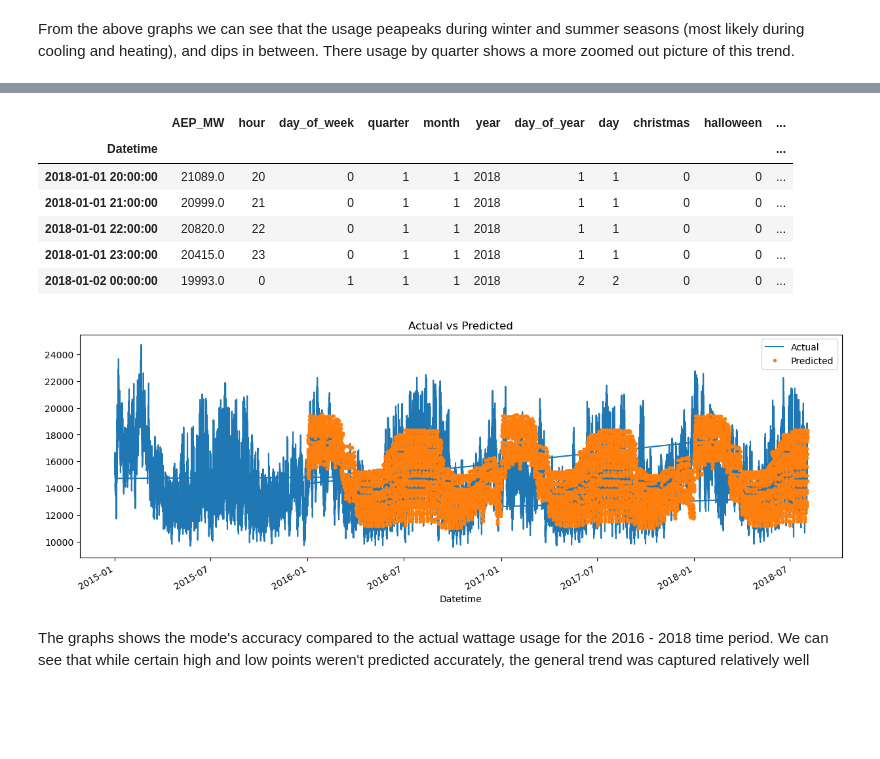
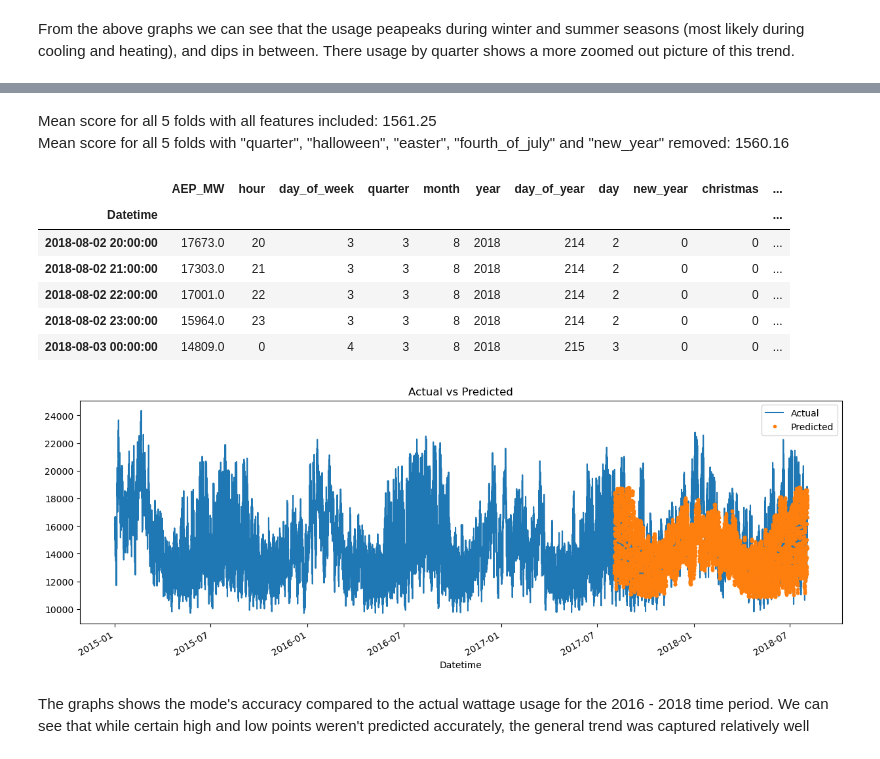
Before and after one commit to Mi-coli/energy-consumption, a Jupyter notebook: energy_consumption_playground.ipynb, the cells around one changed output, grey strips where cells are left out. Saved outputs shown, nothing was run; the diff lists cells and outputs as text; code cells hidden in the pictures; blank space fills up the shorter version.

Commit message:
Updated model to include cross validation

```diff
--- a/energy_consumption_playground.ipynb
+++ b/energy_consumption_playground.ipynb
@@ -310,0 +293,22 @@ XGBRegressor(base_score=None, booster=None, callbacks=None,
+# %%
+# Test size is set this way because we have hourly energy consumption and we want to predict into the future by 1 year
+# So 24 hours, times 365 days
+# The "gap" is the gap between each training and validation set that I'm splitting on each time.
+# I want one day between when the training test ends and validation set begins.
+tss = TimeSeriesSplit(n_splits=5, test_size=24 * 365, gap=24)
+df = df.sort_index()
+# %%
+# Visualizing the split so we can see how each fold works
+# We can see that we have one year for each validation set in each fold
+fig, axs = plt.subplots(5, 1, sharex=True, figsize=(15, 15))
+
+fold = 0
+for train_idx, val_idx in tss.split(df):
+    train = df.iloc[train_idx]
+    test = df.iloc[val_idx]
+    train["AEP_MW"].plot(
+        ax=axs[fold], label="Training Set", title=f"Data Train/Test Split Fold {fold}"
+    )
+    test["AEP_MW"].plot(ax=axs[fold], label="Test Set")
+    axs[fold].axvline(test.index.min(), color="black", ls="--")
+    fold += 1
@@ -345,3 +451,0 @@ We can conclude that the biggest changes happen hourly, and that the year and th
-# %%
-test["prediction"] = reg.predict(X_test)
-test["prediction"]
@@ -361,0 +452,3 @@ Name: prediction, Length: 22680, dtype: float32
+# %% [markdown]
+Mean score for all 5 folds with all features included: 1561.25 <br/>
+Mean score for all 5 folds with "quarter", "halloween", "easter", "fourth_of_july" and "new_year" removed: 1560.16
@@ -362,24 +457,25 @@ Name: prediction, Length: 22680, dtype: float32
 # %%
 # In order to see the predictions next to all the training data, we will merge the two
-df = df.merge(test["prediction"], how="left", left_index=True, right_index=True)
-df.tail()
+test["prediction"] = y_pred
+df_merged = df.merge(test["prediction"], how="left", left_index=True, right_index=True)
+df_merged.tail()
 # %% [output]
-|  | AEP_MW | hour | day_of_week | quarter | month | year | day_of_year | day | christmas | halloween | ... |
+|  | AEP_MW | hour | day_of_week | quarter | month | year | day_of_year | day | new_year | christmas | ... |
 | Datetime |  |  |  |  |  |  |  |  |  |  | ... |
-| 2018-01-01 20:00:00 | 21089.0 | 20 | 0 | 1 | 1 | 2018 | 1 | 1 | 0 | 0 | ... |
-| 2018-01-01 21:00:00 | 20999.0 | 21 | 0 | 1 | 1 | 2018 | 1 | 1 | 0 | 0 | ... |
-| 2018-01-01 22:00:00 | 20820.0 | 22 | 0 | 1 | 1 | 2018 | 1 | 1 | 0 | 0 | ... |
-| 2018-01-01 23:00:00 | 20415.0 | 23 | 0 | 1 | 1 | 2018 | 1 | 1 | 0 | 0 | ... |
-| 2018-01-02 00:00:00 | 19993.0 | 0 | 1 | 1 | 1 | 2018 | 2 | 2 | 0 | 0 | ... |
+| 2018-08-02 20:00:00 | 17673.0 | 20 | 3 | 3 | 8 | 2018 | 214 | 2 | 0 | 0 | ... |
+| 2018-08-02 21:00:00 | 17303.0 | 21 | 3 | 3 | 8 | 2018 | 214 | 2 | 0 | 0 | ... |
+| 2018-08-02 22:00:00 | 17001.0 | 22 | 3 | 3 | 8 | 2018 | 214 | 2 | 0 | 0 | ... |
+| 2018-08-02 23:00:00 | 15964.0 | 23 | 3 | 3 | 8 | 2018 | 214 | 2 | 0 | 0 | ... |
+| 2018-08-03 00:00:00 | 14809.0 | 0 | 4 | 3 | 8 | 2018 | 215 | 3 | 0 | 0 | ... |
 # %%
 # Only want to look at the graph from 2015 and up, since most of the left side of the graph is
 # irrelevant in terms of our prediction
 ax = df[df.index > "2015-01-01"]["AEP_MW"].plot(figsize=(15, 5))
-df["prediction"].plot(ax=ax, style=".")
+df_merged["prediction"].plot(ax=ax, style=".")
 plt.legend(["Actual", "Predicted"])
 ax.set_title("Actual vs Predicted")
 plt.show()
 # %% [output]
-[figure, old version]
+[figure, new version]
 # %% [markdown]
 The graphs shows the mode's accuracy compared to the actual wattage usage for the 2016 - 2018 time period. We can see that while certain high and low points weren't predicted accurately, the general trend was captured relatively well
```
Also changed, not shown: parts of 53 cells of this notebook.
